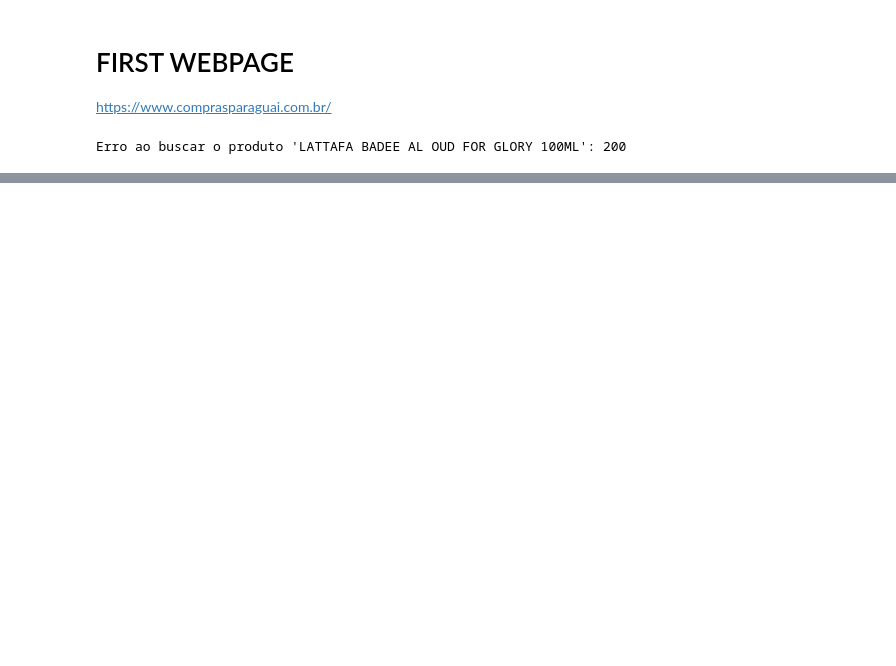
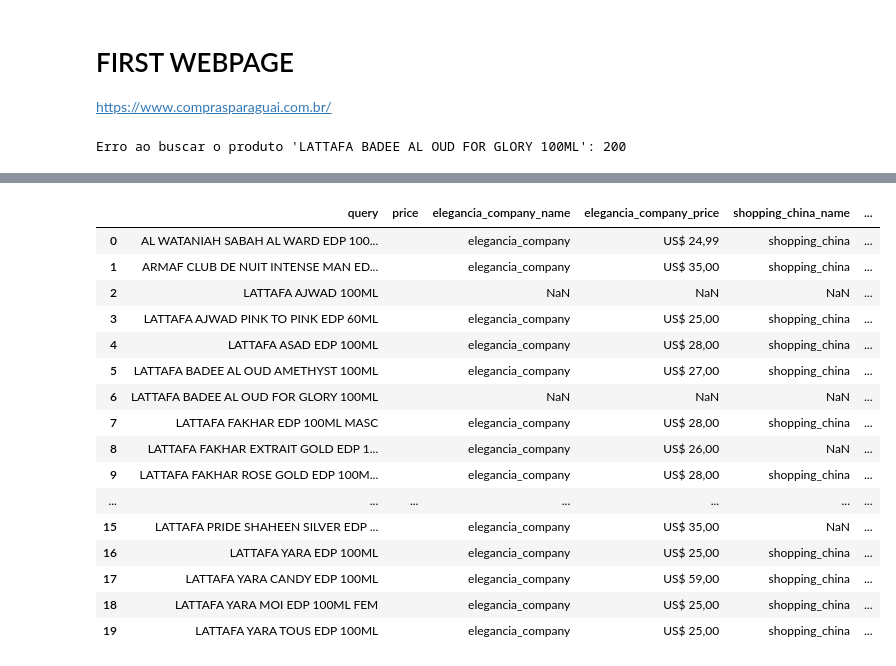
Before and after one commit to dayvidborges/price_comparsion, a Jupyter notebook: builder.ipynb, the cells around one changed output, grey strips where cells are left out. Drawn from its saved outputs; the diff is of its cells as text; code cells hidden in the pictures; blank space fills up the shorter version.

```diff
--- a/builder.ipynb
+++ b/builder.ipynb
@@ -87,3 +99,32 @@ for index, product in enumerate(products):
         print(f"Erro ao buscar o produto '{product}': {response.status_code}")
 # %% [output]
 Erro ao buscar o produto 'LATTAFA BADEE AL OUD FOR GLORY 100ML': 200
+# %%
+BASE_URL = "https://www.comprasparaguai.com.br"
+
+for index, data in enumerate(products_data):
+    print("="*100)
+    try:
+        if data["link"]:
+            print(BASE_URL + data["link"])
+            response = requests.get(BASE_URL + data["link"])
+            soup = BeautifulSoup(response.text, "lxml")
+            listed_items = soup.select(".promocao-produtos-item")
+            for item in listed_items:
+                store = item.select_one("img.lozad.store-image").get("alt").lower().strip().replace(" ", "_")
+                price = item.select_one(".promocao-item-preco-oferta.flex.column strong").text.strip()
+                products_data[index][f"{store}_name"] = store
+                products_data[index][f"{store}_price"] = price
+                store_link = item.select_one(".btn.btn-blue.btn-store-redirect").get("href")
+                print(data["query"])
+                print(store, price)
+                print(store_link)
+                # if store_link:
+                #     products_data[index][f"{store}_link"] = store_link
+                # else:
+                #     products_data[index][f"{store}_link"] = None
+
+    except Exception as e:
+        continue
+
+    print("="*100)
@@ -89,0 +149,25 @@ Erro ao buscar o produto 'LATTAFA BADEE AL OUD FOR GLORY 100ML': 200
+# %%
+import pandas as pd
+
+df = pd.DataFrame(products_data)
+df.drop(columns=["items", "items_count", "link", "status_code", "has_prime"], inplace=True)
+# %%
+df
+# %% [output]
+|  | query | price | elegancia_company_name | elegancia_company_price | shopping_china_name | ... |
+| 0 | AL WATANIAH SABAH AL WARD EDP 100... |  | elegancia_company | US$ 24,99 | shopping_china | ... |
+| 1 | ARMAF CLUB DE NUIT INTENSE MAN ED... |  | elegancia_company | US$ 35,00 | shopping_china | ... |
+| 2 | LATTAFA AJWAD 100ML |  | NaN | NaN | NaN | ... |
+| 3 | LATTAFA AJWAD PINK TO PINK EDP 60ML |  | elegancia_company | US$ 25,00 | shopping_china | ... |
+| 4 | LATTAFA ASAD EDP 100ML |  | elegancia_company | US$ 28,00 | shopping_china | ... |
+| 5 | LATTAFA BADEE AL OUD AMETHYST 100ML |  | elegancia_company | US$ 27,00 | shopping_china | ... |
+| 6 | LATTAFA BADEE AL OUD FOR GLORY 100ML |  | NaN | NaN | NaN | ... |
+| 7 | LATTAFA FAKHAR EDP 100ML MASC |  | elegancia_company | US$ 28,00 | shopping_china | ... |
+| 8 | LATTAFA FAKHAR EXTRAIT GOLD EDP 1... |  | elegancia_company | US$ 26,00 | NaN | ... |
+| 9 | LATTAFA FAKHAR ROSE GOLD EDP 100M... |  | elegancia_company | US$ 28,00 | shopping_china | ... |
+| ... | ... | ... | ... | ... | ... | ... |
+| 15 | LATTAFA PRIDE SHAHEEN SILVER EDP ... |  | elegancia_company | US$ 35,00 | NaN | ... |
+| 16 | LATTAFA YARA EDP 100ML |  | elegancia_company | US$ 25,00 | shopping_china | ... |
+| 17 | LATTAFA YARA CANDY EDP 100ML |  | elegancia_company | US$ 59,00 | shopping_china | ... |
+| 18 | LATTAFA YARA MOI EDP 100ML FEM |  | elegancia_company | US$ 25,00 | shopping_china | ... |
+| 19 | LATTAFA YARA TOUS EDP 100ML |  | elegancia_company | US$ 25,00 | shopping_china | ... |
```
Also changed, not shown: parts of 7 cells of this notebook, 2 other files.
